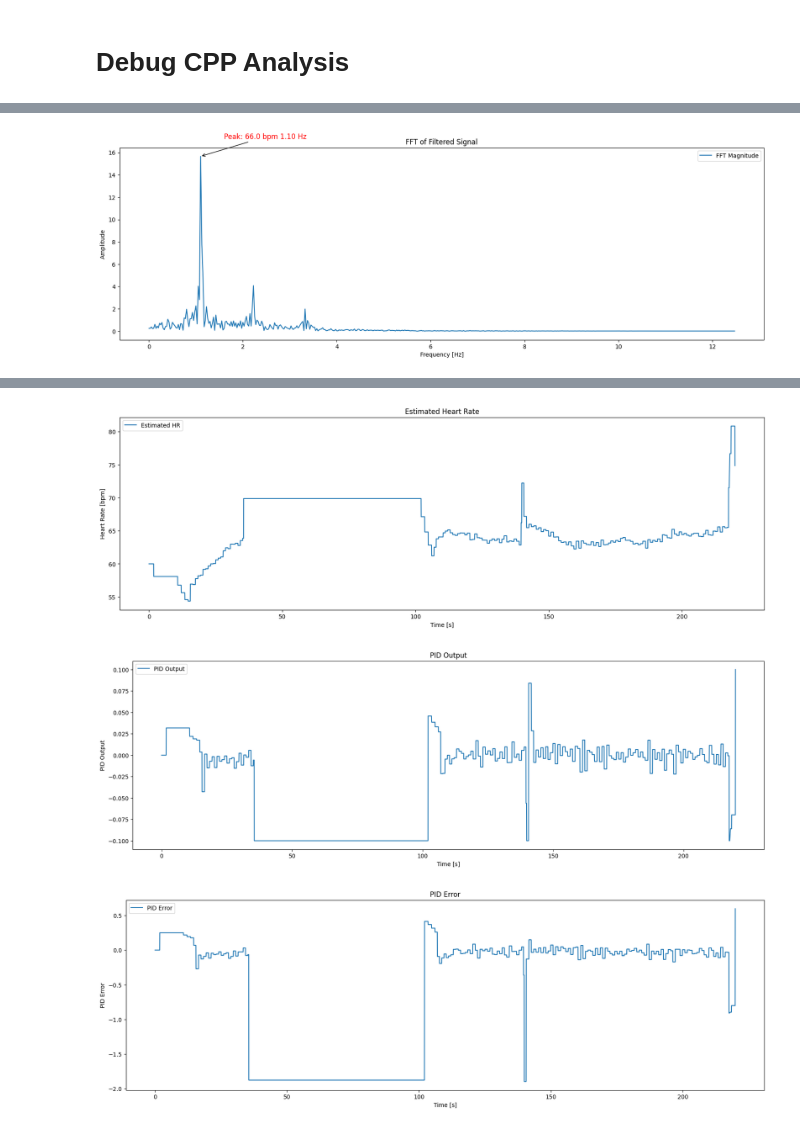
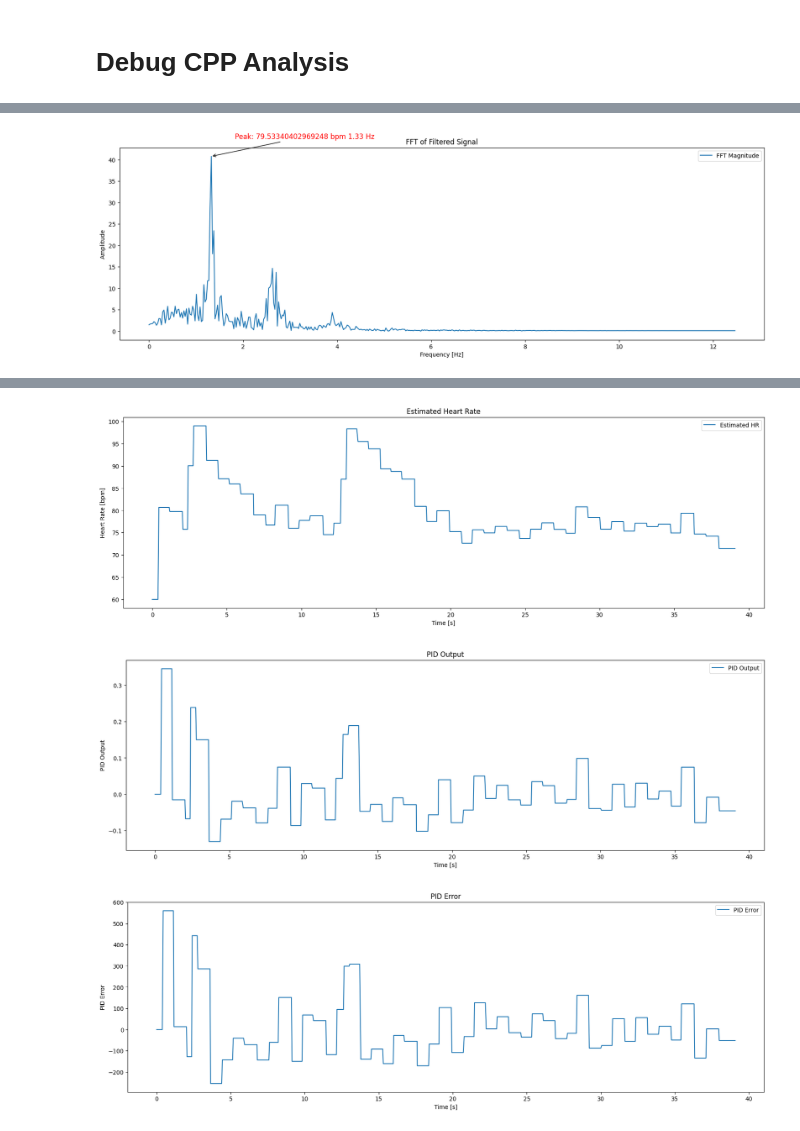
Before and after one commit to robdobsn/JewelryOS, a Jupyter notebook: evaluations/HRMAnalysis/DebugCPPAnalysis/DebugCPPAnalysis.ipynb, the cells around one changed output, grey strips where cells are left out. Saved outputs shown, nothing was run; the diff lists cells and outputs as text; code cells hidden in the pictures.

```diff
--- a/evaluations/HRMAnalysis/DebugCPPAnalysis/DebugCPPAnalysis.ipynb
+++ b/evaluations/HRMAnalysis/DebugCPPAnalysis/DebugCPPAnalysis.ipynb
@@ -86,14 +177,12 @@ def bandpass_filter(data, lowcut, highcut, fs, order=4):
 # %%
-input_log_file = "20250204-112641.log"
+input_log_file = "20250205-205314.log"
 # Process the log file to a CSV
-input_file = os.path.abspath(os.path.join(os.getcwd(), "../logs", input_log_file))
+input_file = os.path.abspath(os.path.join(os.getcwd(), "../datalogs", input_log_file))
 log_csv_file = input_file.replace(".log", "_log.csv")
 rslt = False
-try:
-    print(os.getcwd())
-    script_path = os.path.join(os.getcwd(), "ProcLogWithHRMPollData.py")
-    rslt = subprocess.run(["python3", script_path, input_file, log_csv_file], check=True)
-except subprocess.CalledProcessError as e:
-    print(f"Error: {e}")
+if not Path(input_file).is_file():
+    print(f"Input log file: {input_file} does not exist")
+else:
+    rslt = process_log_file_to_csv(input_file, log_csv_file)
 print(rslt)
 # %% [output]
@@ -170,0 +210,3 @@ plt.show()
+# %%
+# Apply the bandpass filter
+py_filtered_all = bandpass_filter(processed_data["Red LED ADC"], lowcut, highcut, fs, order=filter_order)
@@ -171,5 +291,5 @@ plt.show()
 # %%
-subset_data = cpp_filtered[plot_start:plot_end]
+subset_data = py_filtered[plot_start:plot_end]
 n = len(subset_data)
 f = np.linspace(0, fs, n, endpoint=False)  # Frequency axis
 Y = np.fft.fft(subset_data)
@@ -199,7 +319,7 @@ plt.annotate(f'Peak: {peak_freq*60.0} bpm {peak_freq:.2f} Hz',
 plt.legend()
 plt.show()
 # %% [output]
-[figure, old version]
+[figure, new version]
 # %%
 class PIDController:
     def __init__(self, kp: float, ki: float, kd: float, max_output: float, min_output: float):
@@ -319,10 +450,13 @@ class PhaseLockedLoop:
 # %%
-pll = PhaseLockedLoop(0.75, 3.0, 1.0, 1.0, 1, 0.001, 0.4)
-# for i in range(plot_start, plot_end):
+pll = PhaseLockedLoop(0.75, 3.0, 1, 10.0, 0.0005, 0.000005, 0.00005)
+zero_cross_indices = np.where(zero_cross != 0)[0]
 bpm = []
 pid_output = []
 pid_error = []
-for i in range(len(t)):
+for i in range(plot_start, plot_end):
+# for i in range(len(t)):
+    if i >= len(t):
+        break
     if zero_cross[i] != 0:
         timeMs = int(t[i] * 1000)
         pll.process_zero_crossing(timeMs)
@@ -332,7 +466,7 @@ for i in range(len(t)):
 
 # Plot the estimated heart rate
 plt.figure(figsize=(20, 6))
-plt.plot(t, bpm, label='Estimated HR')
+plt.plot(t[plot_start:plot_end], bpm, label='Estimated HR')
 plt.title('Estimated Heart Rate')
 plt.xlabel('Time [s]')
 plt.ylabel('Heart Rate [bpm]')
@@ -341,7 +475,7 @@ plt.show()
 
 # Plot the PID output
 plt.figure(figsize=(20, 6))
-plt.plot(t, pid_output, label='PID Output')
+plt.plot(t[plot_start:plot_end], pid_output, label='PID Output')
 plt.title('PID Output')
 plt.xlabel('Time [s]')
 plt.ylabel('PID Output')
@@ -350,7 +484,7 @@ plt.show()
 
 # Plot the PID error
 plt.figure(figsize=(20, 6))
-plt.plot(t, pid_error, label='PID Error')
+plt.plot(t[plot_start:plot_end], pid_error, label='PID Error')
 plt.title('PID Error')
 plt.xlabel('Time [s]')
 plt.ylabel('PID Error')
@@ -360,3 +511,3 @@ plt.show()
-[figure, old version]
+[figure, new version]
-[figure, old version]
+[figure, new version]
-[figure, old version]
+[figure, new version]
```
Also changed, not shown: parts of 11 cells of this notebook, 16 other files.
